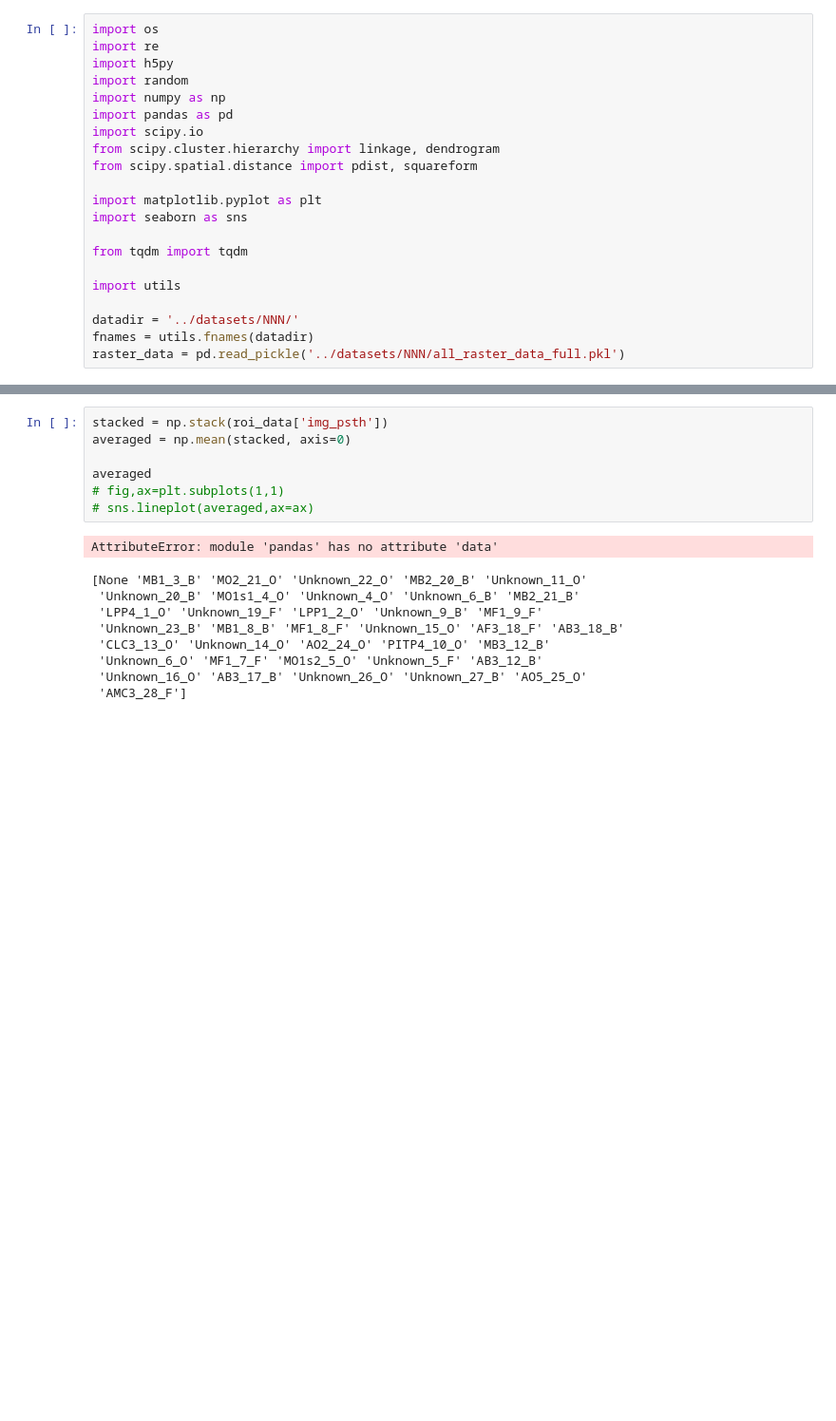
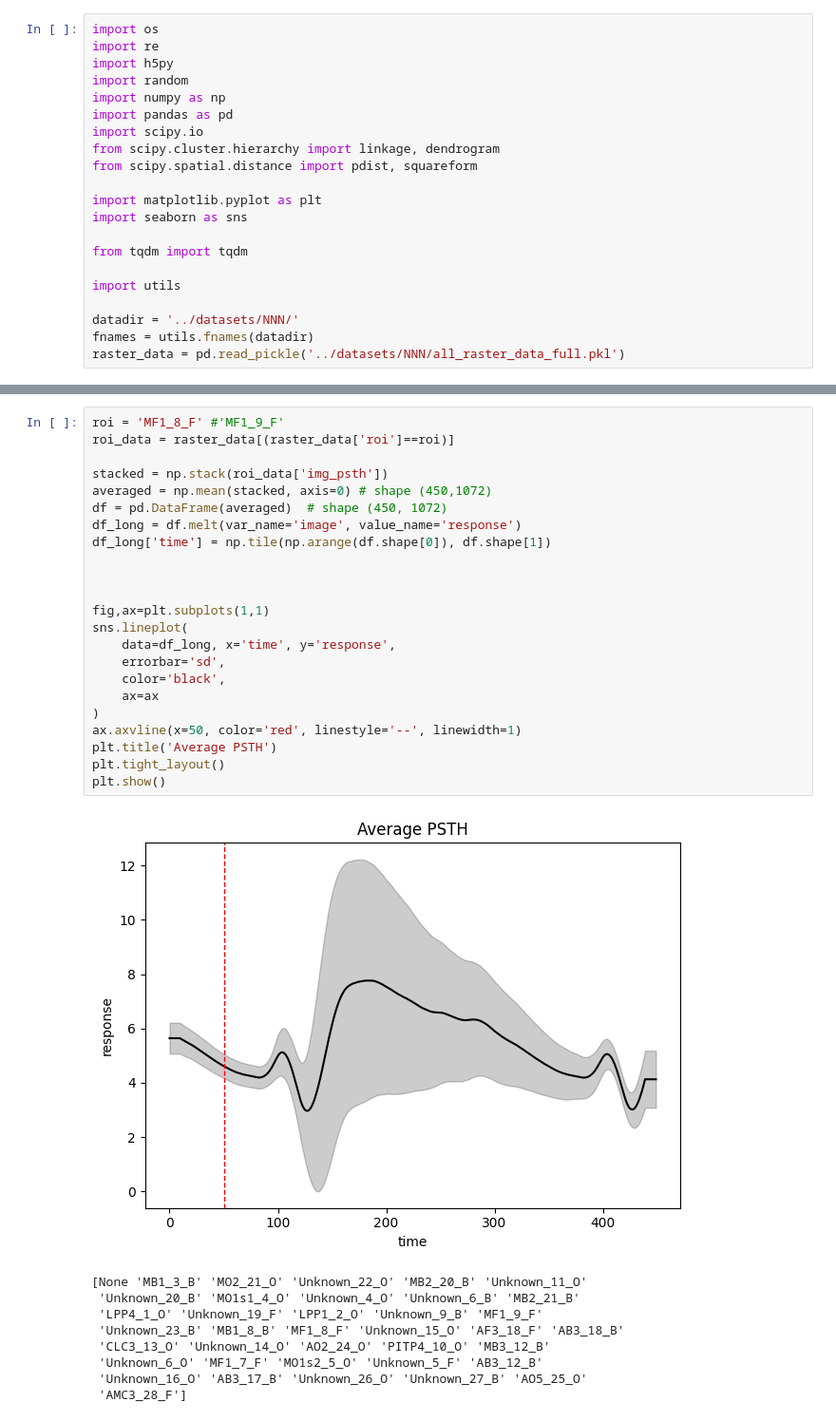
Before and after one commit to aimarvi/triplen, a Jupyter notebook: stretching.ipynb, the cells around one changed output, grey strips where cells are left out. Shown at 95% size. Drawn from its saved outputs; the diff is of its cells as text; blank space fills up the shorter version.

```diff
--- a/stretching.ipynb
+++ b/stretching.ipynb
@@ -22,12 +47,28 @@ raster_data = pd.read_pickle('../datasets/NNN/all_raster_data_full.pkl')
 # %%
+roi = 'MF1_8_F' #'MF1_9_F'
+roi_data = raster_data[(raster_data['roi']==roi)]
+
 stacked = np.stack(roi_data['img_psth'])
-averaged = np.mean(stacked, axis=0)
+averaged = np.mean(stacked, axis=0) # shape (450,1072)
+df = pd.DataFrame(averaged)  # shape (450, 1072)
+df_long = df.melt(var_name='image', value_name='response')
+df_long['time'] = np.tile(np.arange(df.shape[0]), df.shape[1])
 
-averaged
-# fig,ax=plt.subplots(1,1)
-# sns.lineplot(averaged,ax=ax)
+
+
+fig,ax=plt.subplots(1,1)
+sns.lineplot(
+    data=df_long, x='time', y='response',
+    errorbar='sd',
+    color='black',
+    ax=ax
+)
+ax.axvline(x=50, color='red', linestyle='--', linewidth=1)
+plt.title('Average PSTH')
+plt.tight_layout()
+plt.show()
 # %% [output]
-AttributeError: module 'pandas' has no attribute 'data'
+[figure, added]
 # %%
 # %% [output]
 [None 'MB1_3_B' 'MO2_21_O' 'Unknown_22_O' 'MB2_20_B' 'Unknown_11_O'
```
Also changed, not shown: parts of 2 cells of this notebook, 1 other file.
